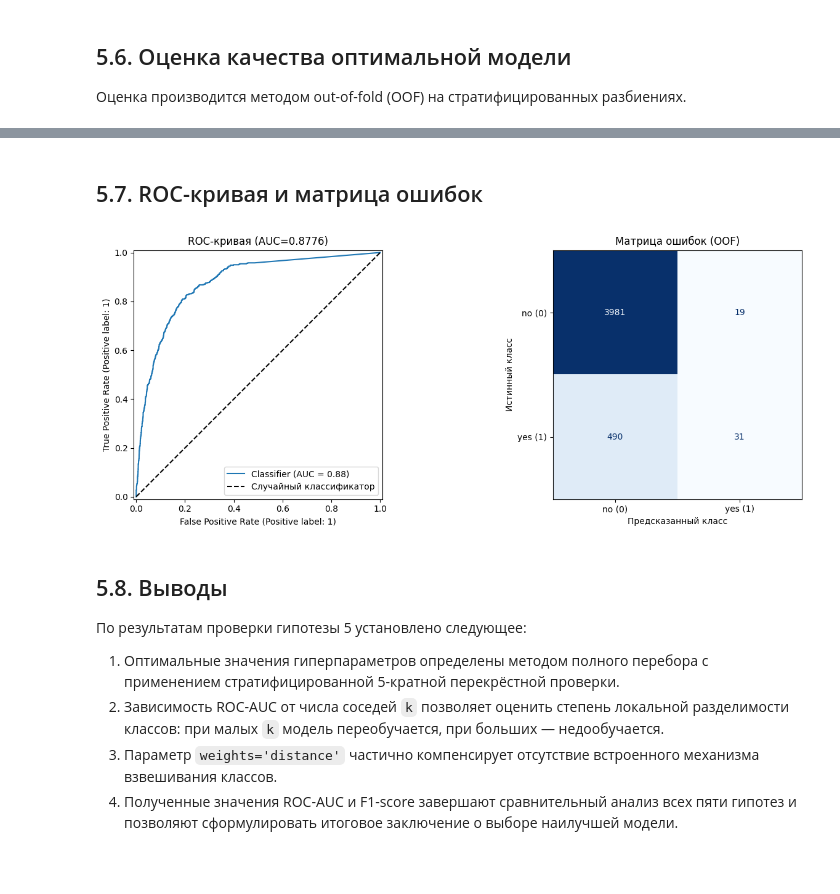
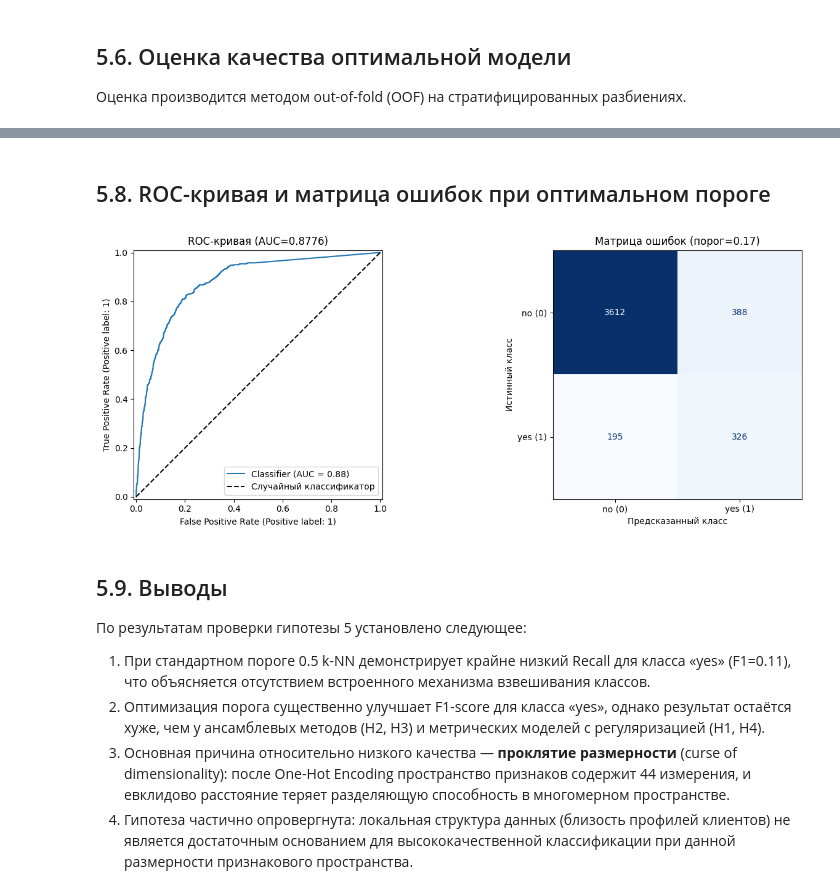
Before and after one commit to ArtyomOl/banking-telemarketing-analysis, a Jupyter notebook: hypotheses/h5_knn.ipynb, the cells around one changed output, grey strips where cells are left out. Drawn from its saved outputs; the diff is of its cells as text; code cells hidden in the pictures; blank space fills up the shorter version.

```diff
--- a/hypotheses/h5_knn.ipynb
+++ b/hypotheses/h5_knn.ipynb
@@ -136,0 +126,22 @@ weighted avg       0.86      0.89      0.84      4521
+# %%
+thresholds = np.arange(0.05, 0.95, 0.01)
+f1_scores_thresh = [f1_score(y, (y_proba_oof >= t).astype(int)) for t in thresholds]
+
+best_threshold = thresholds[np.argmax(f1_scores_thresh)]
+y_pred_opt = (y_proba_oof >= best_threshold).astype(int)
+
+print(f"Оптимальный порог: {best_threshold:.2f}")
+print(f"F1-score при пороге 0.50: {f1:.4f}")
+print(f"F1-score при оптимальном пороге: {f1_score(y, y_pred_opt):.4f}")
+print()
+print(classification_report(y, y_pred_opt, target_names=['no', 'yes']))
+
+fig, ax = plt.subplots(figsize=(10, 4))
+ax.plot(thresholds, f1_scores_thresh)
+ax.axvline(best_threshold, color='red', linestyle='--', label=f'Оптимальный порог = {best_threshold:.2f}')
+ax.set_xlabel('Порог классификации')
+ax.set_ylabel('F1-score (класс yes)')
+ax.set_title('Зависимость F1-score от порога классификации')
+ax.legend()
+plt.tight_layout()
+plt.show()
@@ -137,34 +162,34 @@ weighted avg       0.86      0.89      0.84      4521
 # %% [markdown]
-## 5.7. ROC-кривая и матрица ошибок
+## 5.8. ROC-кривая и матрица ошибок при оптимальном пороге
 # %%
 fig, axes = plt.subplots(1, 2, figsize=(14, 5))
 
 RocCurveDisplay.from_predictions(y, y_proba_oof, ax=axes[0])
 axes[0].plot([0, 1], [0, 1], 'k--', label='Случайный классификатор')
 axes[0].set_title(f'ROC-кривая (AUC={roc_auc:.4f})')
 axes[0].legend()
 
 ConfusionMatrixDisplay.from_predictions(
-    y, y_pred_oof,
+    y, y_pred_opt,
     display_labels=['no (0)', 'yes (1)'],
     cmap='Blues',
     colorbar=False,
     ax=axes[1]
 )
-axes[1].set_title('Матрица ошибок (OOF)')
+axes[1].set_title(f'Матрица ошибок (порог={best_threshold:.2f})')
 axes[1].set_xlabel('Предсказанный класс')
 axes[1].set_ylabel('Истинный класс')
 
 plt.tight_layout()
 plt.show()
 # %% [output]
-[figure, old version]
+[figure, new version]
 # %% [markdown]
-## 5.8. Выводы
+## 5.9. Выводы
 
 По результатам проверки гипотезы 5 установлено следующее:
 
-1. Оптимальные значения гиперпараметров определены методом полного перебора с применением стратифицированной 5-кратной перекрёстной проверки.
-2. Зависимость ROC-AUC от числа соседей `k` позволяет оценить степень локальной разделимости классов: при малых `k` модель переобучается, при больших — недообучается.
-3. Параметр `weights='distance'` частично компенсирует отсутствие встроенного механизма взвешивания классов.
-4. Полученные значения ROC-AUC и F1-score завершают сравнительный анализ всех пяти гипотез и позволяют сформулировать итоговое заключение о выборе наилучшей модели.
+1. При стандартном пороге 0.5 k-NN демонстрирует крайне низкий Recall для класса «yes» (F1=0.11), что объясняется отсутствием встроенного механизма взвешивания классов.
+2. Оптимизация порога существенно улучшает F1-score для класса «yes», однако результат остаётся хуже, чем у ансамблевых методов (H2, H3) и метрических моделей с регуляризацией (H1, H4).
+3. Основная причина относительно низкого качества — **проклятие размерности** (curse of dimensionality): после One-Hot Encoding пространство признаков содержит 44 измерения, и евклидово расстояние теряет разделяющую способность в многомерном пространстве.
+4. Гипотеза частично опровергнута: локальная структура данных (близость профилей клиентов) не является достаточным основанием для высококачественной классификации при данной размерности признакового пространства.
```
Also changed, not shown: parts of 4 cells of this notebook, 9 other files.
